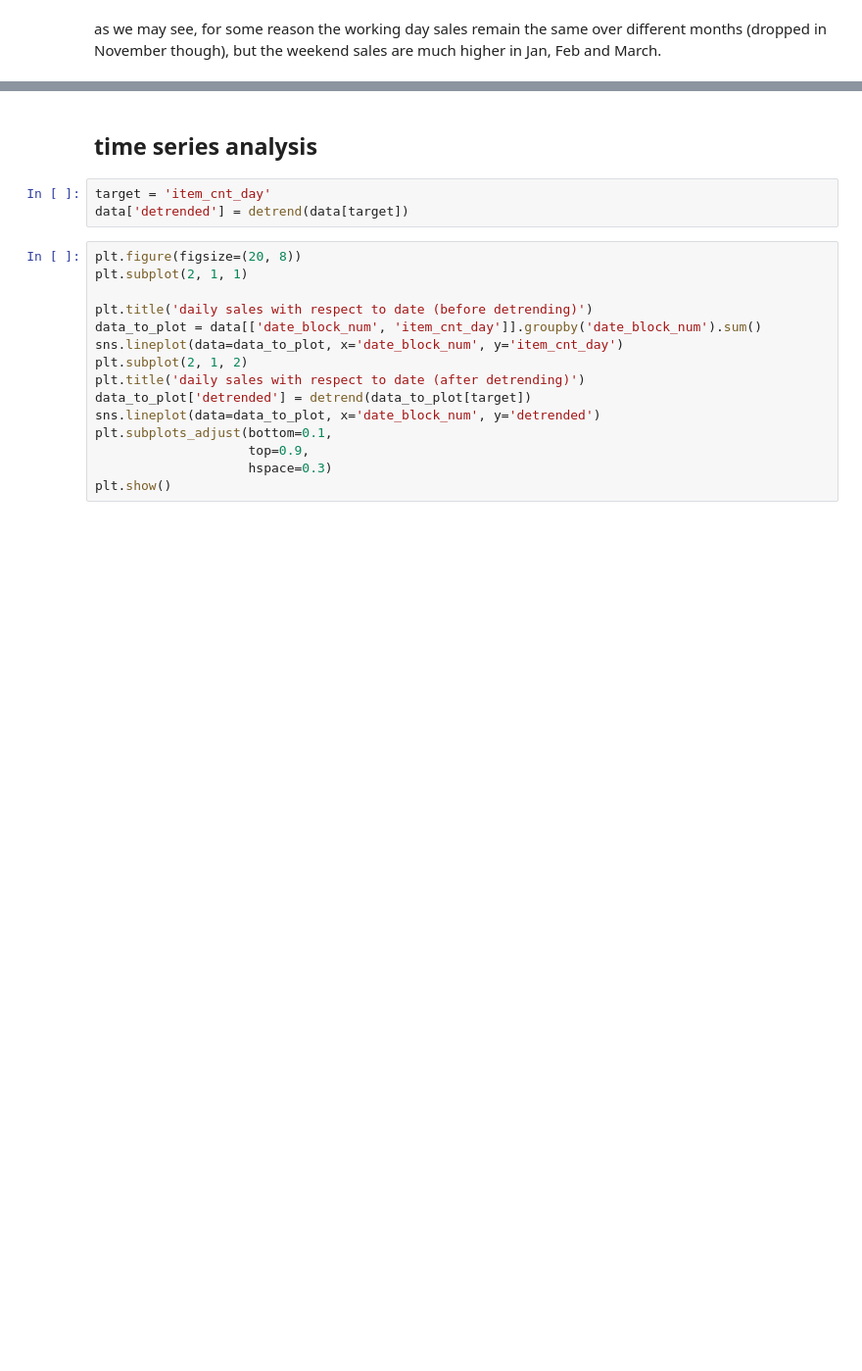
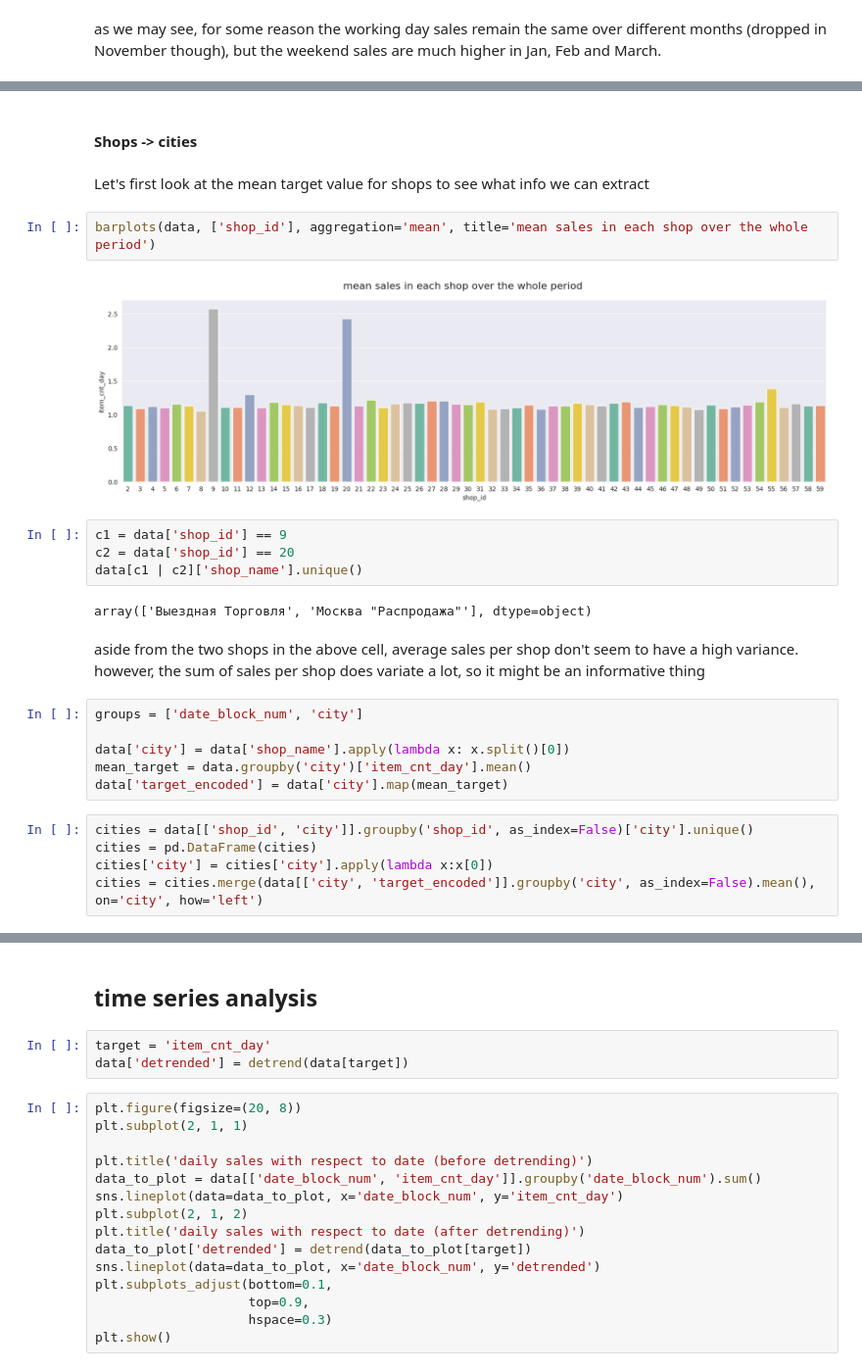
Before and after one commit to lopharb/ds_practice, a Jupyter notebook: notebooks/eda.ipynb, the cells around one changed output, grey strips where cells are left out. Shown at 98% size. Drawn from its saved outputs; the diff is of its cells as text; blank space fills up the shorter version.

```diff
--- a/notebooks/eda.ipynb
+++ b/notebooks/eda.ipynb
@@ -146,0 +184,28 @@ as we may see, for some reason the working day sales remain the same over differ
+# %% [markdown]
+#### Shops -> cities
+# %% [markdown]
+Let's first look at the mean target value for shops to see what info we can extract
+# %%
+barplots(data, ['shop_id'], aggregation='mean', title='mean sales in each shop over the whole period')
+# %% [output]
+[figure, added]
+# %%
+c1 = data['shop_id'] == 9
+c2 = data['shop_id'] == 20
+data[c1 | c2]['shop_name'].unique()
+# %% [output]
+array(['Выездная Торговля', 'Москва "Распродажа"'], dtype=object)
+# %% [markdown]
+aside from the two shops in the above cell, average sales per shop don't seem to have a high variance.
+however, the sum of sales per shop does variate a lot, so it might be an informative thing
+# %%
+groups = ['date_block_num', 'city']
+
+data['city'] = data['shop_name'].apply(lambda x: x.split()[0])
+mean_target = data.groupby('city')['item_cnt_day'].mean()
+data['target_encoded'] = data['city'].map(mean_target)
+# %%
+cities = data[['shop_id', 'city']].groupby('shop_id', as_index=False)['city'].unique()
+cities = pd.DataFrame(cities)
+cities['city'] = cities['city'].apply(lambda x:x[0])
+cities = cities.merge(data[['city', 'target_encoded']].groupby('city', as_index=False).mean(), on='city', how='left')
```
Also changed, not shown: parts of 22 cells of this notebook.
